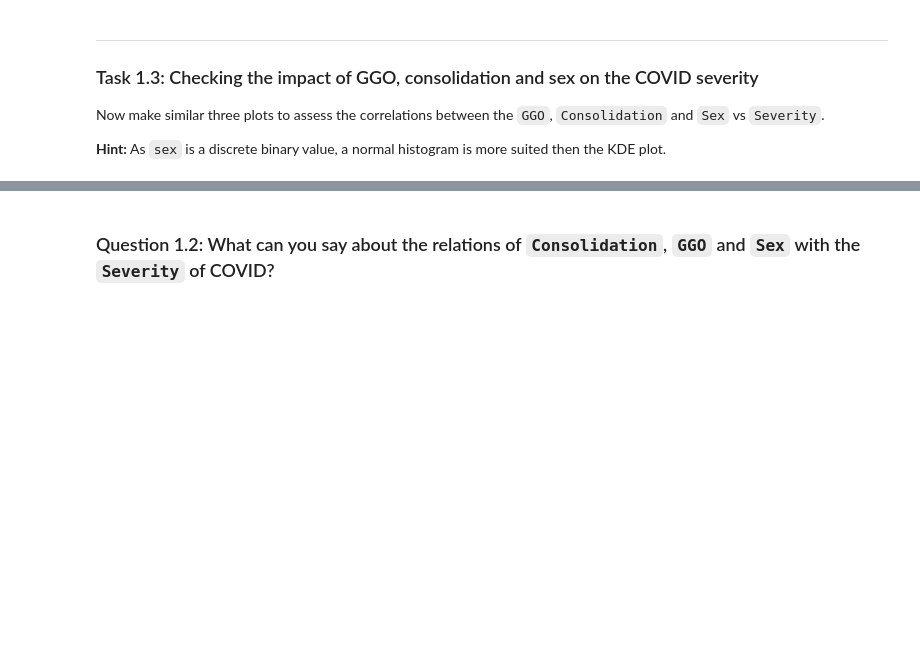
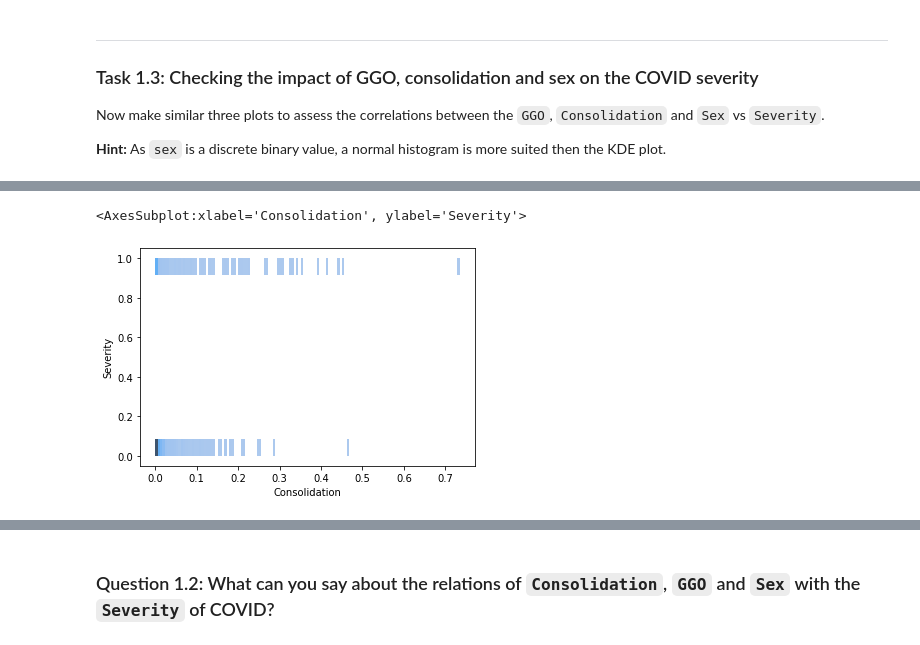
Before and after one commit to Aneruth/Clinical-Decision-Support-System, a Jupyter notebook: WPO4/WPO_4_student.ipynb, the cells around one changed output, grey strips where cells are left out. Saved outputs shown, nothing was run; the diff lists cells and outputs as text; code cells hidden in the pictures; blank space fills up the shorter version.

```diff
--- a/WPO4/WPO_4_student.ipynb
+++ b/WPO4/WPO_4_student.ipynb
@@ -90,4 +130,8 @@ __Hint:__ As `sex` is a discrete binary value, a normal histogram is more suited
 # %%
 # Consolidation vs Severity plot
+sns.histplot(df, x="Consolidation", y='Severity',kde=True)
+# %% [output]
+<AxesSubplot:xlabel='Consolidation', ylabel='Severity'>
+[figure, added]
 # %%
 # Sex vs Severity plot
```
Also changed, not shown: parts of 17 cells of this notebook, 1 other file.
